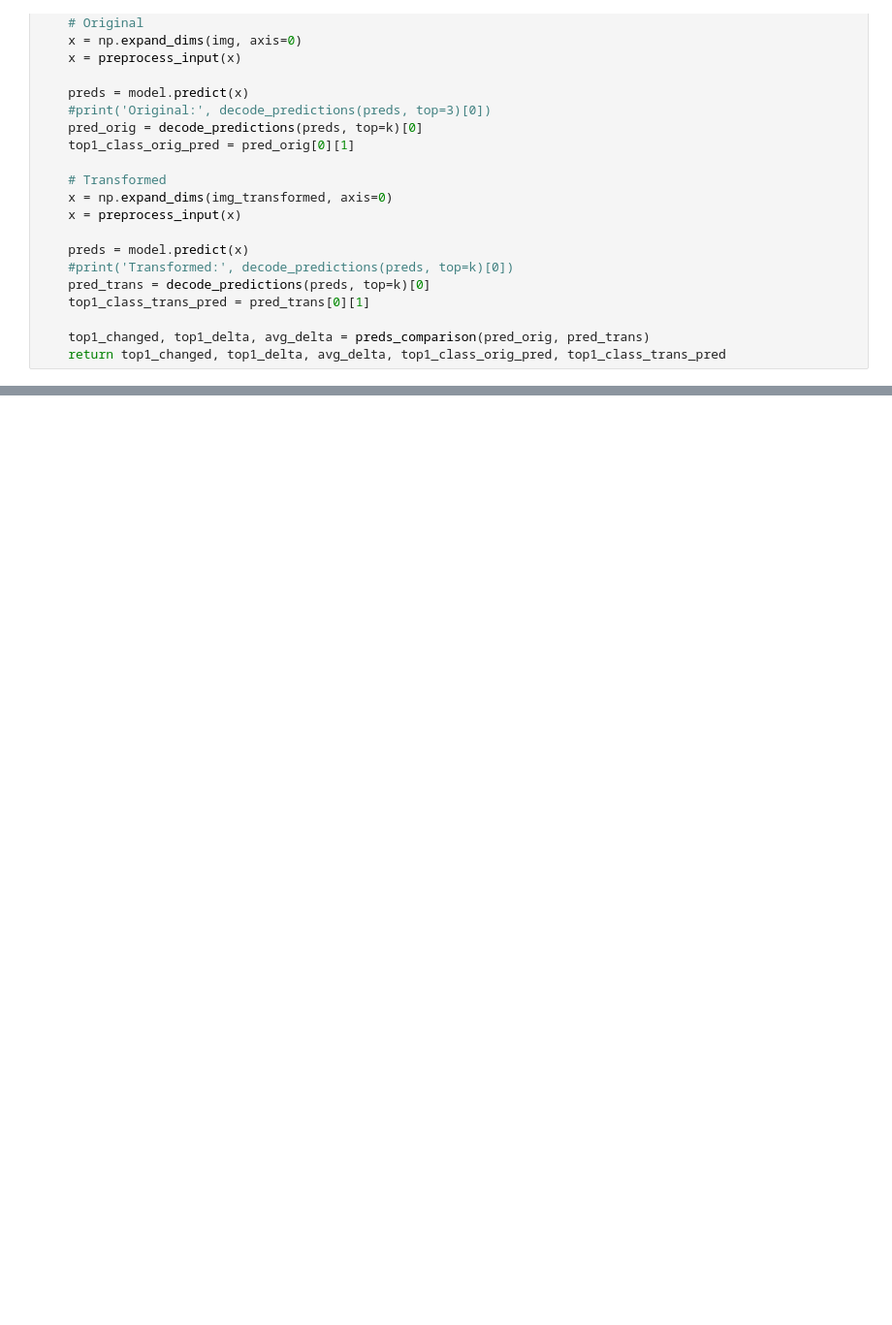
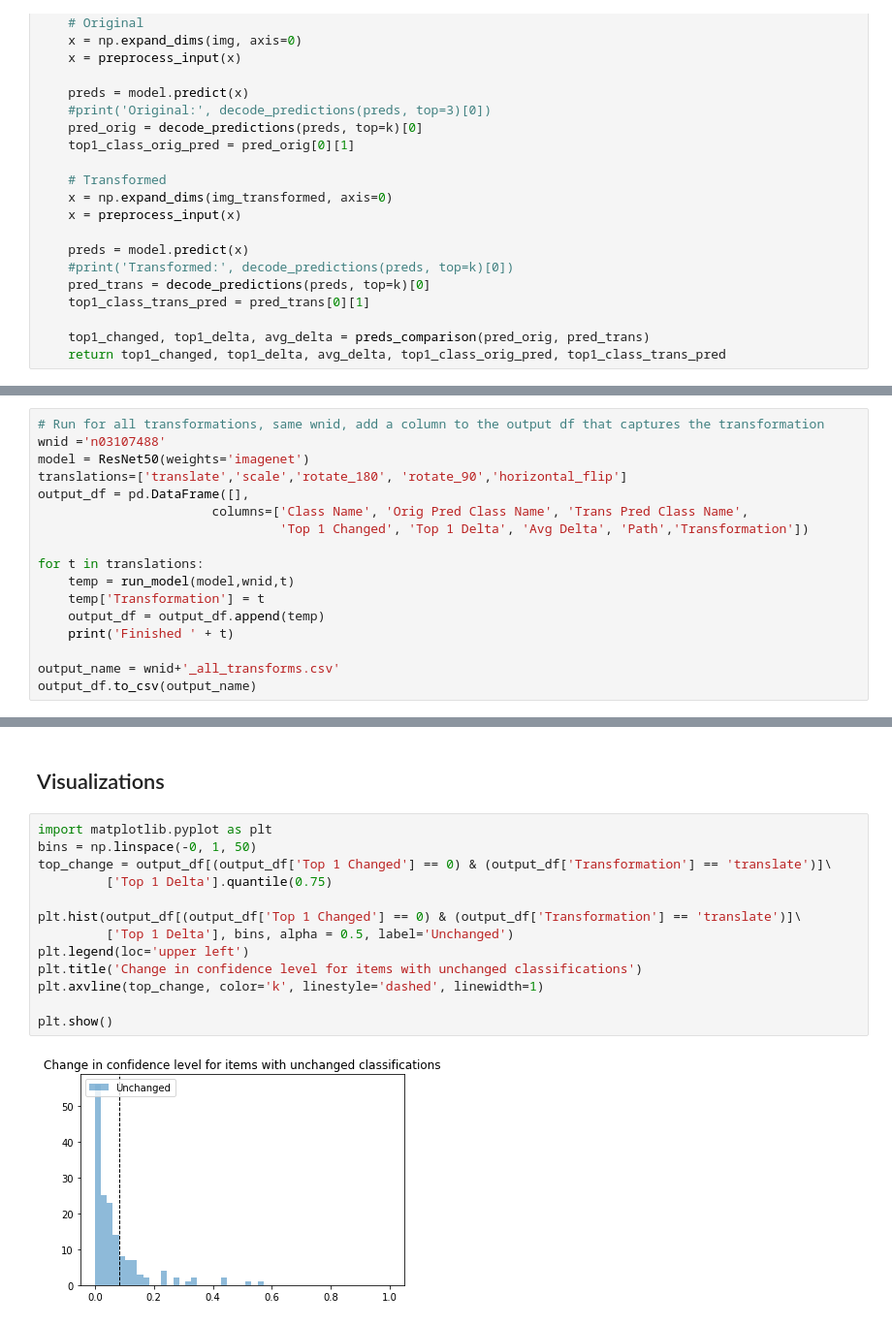
Before and after one commit to felixdumont/nn_invariance, a Jupyter notebook: NN Invariance Project.ipynb, the cells around one changed output, grey strips where cells are left out. Shown at 97% size. Cells and saved outputs as stored; diff of their text form; blank space fills up the shorter version.

Commit message:
Adding visualizations

```diff
--- a/NN Invariance Project.ipynb
+++ b/NN Invariance Project.ipynb
@@ -161,0 +133,17 @@ output_df # All results
+# %%
+# Run for all transformations, same wnid, add a column to the output df that captures the transformation
+wnid ='n03107488'
+model = ResNet50(weights='imagenet')
+translations=['translate','scale','rotate_180', 'rotate_90','horizontal_flip']
+output_df = pd.DataFrame([],
+                       columns=['Class Name', 'Orig Pred Class Name', 'Trans Pred Class Name',
+                                'Top 1 Changed', 'Top 1 Delta', 'Avg Delta', 'Path','Transformation'])
+
+for t in translations:
+    temp = run_model(model,wnid,t)
+    temp['Transformation'] = t
+    output_df = output_df.append(temp)
+    print('Finished ' + t)
+
+output_name = wnid+'_all_transforms.csv'
+output_df.to_csv(output_name)
@@ -161,0 +175,17 @@ output_df # All results
+# %% [markdown]
+## Visualizations
+# %%
+import matplotlib.pyplot as plt
+bins = np.linspace(-0, 1, 50)
+top_change = output_df[(output_df['Top 1 Changed'] == 0) & (output_df['Transformation'] == 'translate')]\
+         ['Top 1 Delta'].quantile(0.75)
+
+plt.hist(output_df[(output_df['Top 1 Changed'] == 0) & (output_df['Transformation'] == 'translate')]\
+         ['Top 1 Delta'], bins, alpha = 0.5, label='Unchanged')
+plt.legend(loc='upper left')
+plt.title('Change in confidence level for items with unchanged classifications')
+plt.axvline(top_change, color='k', linestyle='dashed', linewidth=1)
+
+plt.show()
+# %% [output]
+[figure, added]
```
Also changed, not shown: parts of 9 cells of this notebook.
